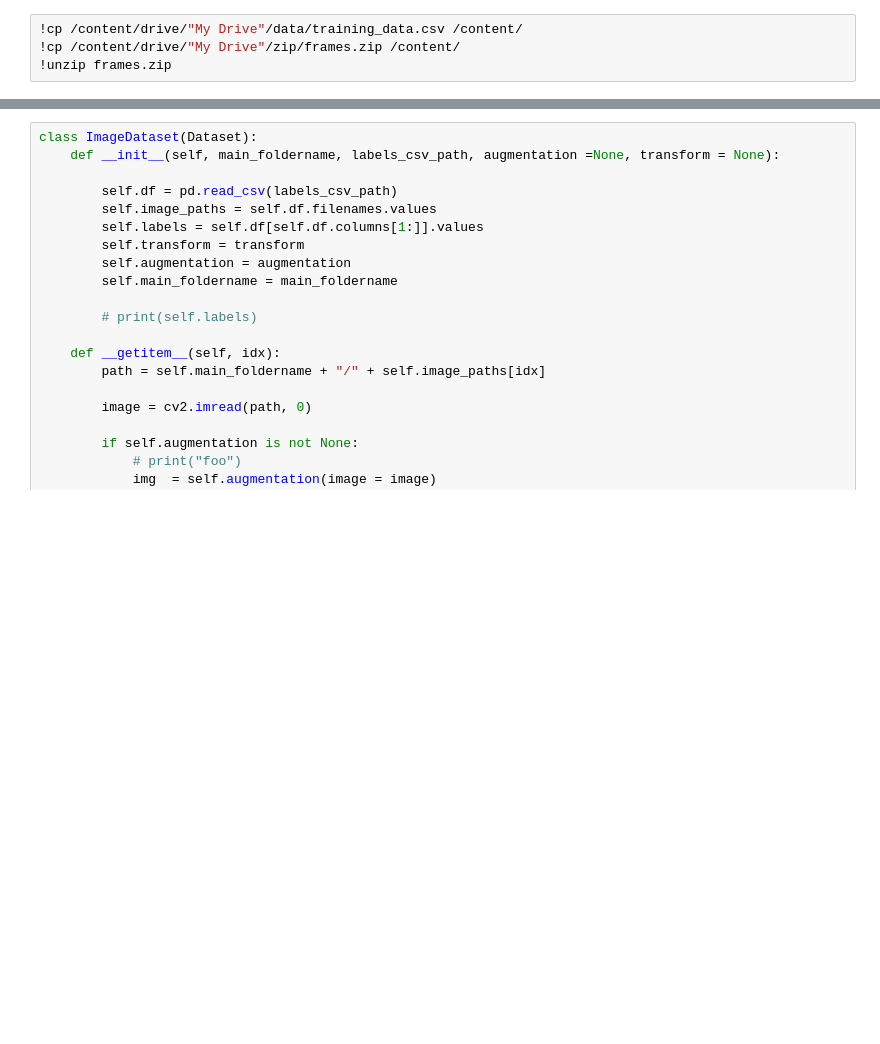
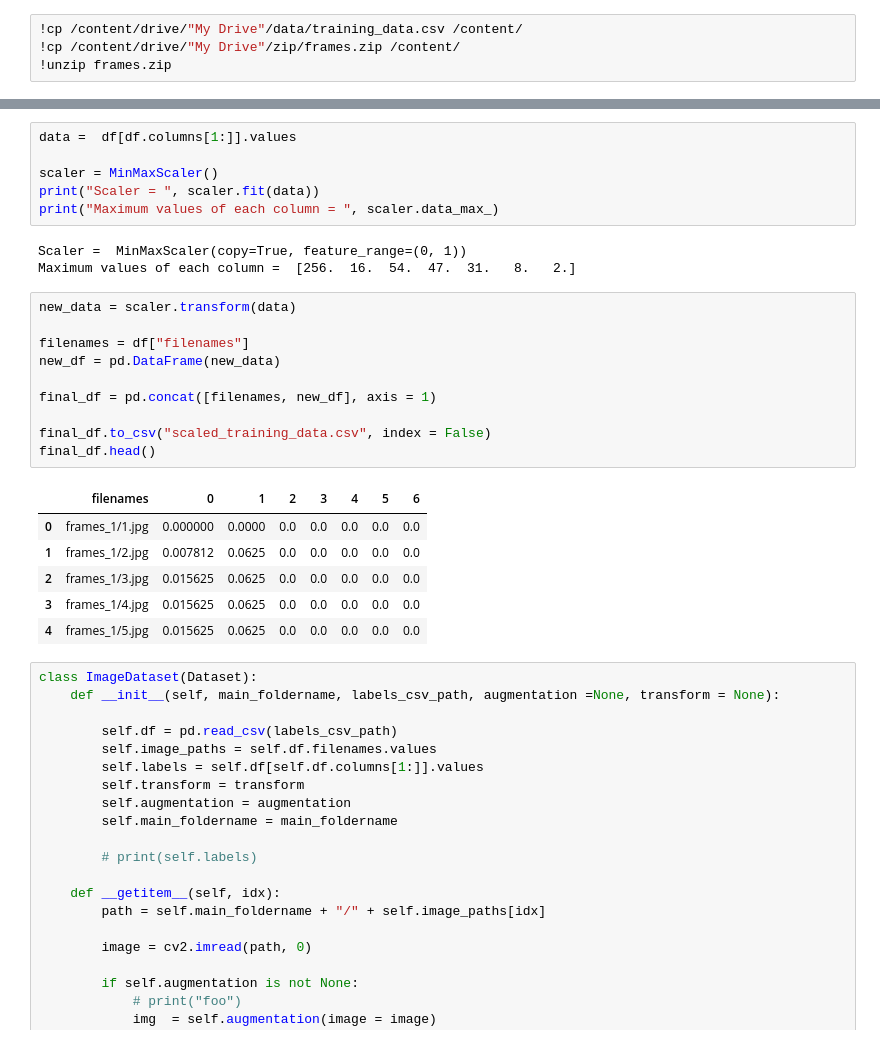
Before and after one commit to devoworm/GSoC-2020, a Jupyter notebook: Pre-trained Models (DevLearning)/notebooks/embryo_analysis/video_analysis/estimate_cell_family_population.ipynb, the cells around one changed output, grey strips where cells are left out. Saved outputs shown, nothing was run; the diff lists cells and outputs as text; blank space fills up the shorter version.

```diff
--- a/Pre-trained Models (DevLearning)/notebooks/embryo_analysis/video_analysis/estimate_cell_family_population.ipynb
+++ b/Pre-trained Models (DevLearning)/notebooks/embryo_analysis/video_analysis/estimate_cell_family_population.ipynb
@@ -35,3 +48,29 @@ plt.rcParams['image.cmap'] = 'gray'
+# %%
+data =  df[df.columns[1:]].values
+
+scaler = MinMaxScaler()
+print("Scaler = ", scaler.fit(data))
+print("Maximum values of each column = ", scaler.data_max_)
+# %% [output]
+Scaler =  MinMaxScaler(copy=True, feature_range=(0, 1))
+Maximum values of each column =  [256.  16.  54.  47.  31.   8.   2.]
+# %%
+new_data = scaler.transform(data)
+
+filenames = df["filenames"]
+new_df = pd.DataFrame(new_data)
+
+final_df = pd.concat([filenames, new_df], axis = 1)
+
+final_df.to_csv("scaled_training_data.csv", index = False)
+final_df.head()
+# %% [output]
+|  | filenames | 0 | 1 | 2 | 3 | 4 | 5 | 6 |
+| 0 | frames_1/1.jpg | 0.000000 | 0.0000 | 0.0 | 0.0 | 0.0 | 0.0 | 0.0 |
+| 1 | frames_1/2.jpg | 0.007812 | 0.0625 | 0.0 | 0.0 | 0.0 | 0.0 | 0.0 |
+| 2 | frames_1/3.jpg | 0.015625 | 0.0625 | 0.0 | 0.0 | 0.0 | 0.0 | 0.0 |
+| 3 | frames_1/4.jpg | 0.015625 | 0.0625 | 0.0 | 0.0 | 0.0 | 0.0 | 0.0 |
+| 4 | frames_1/5.jpg | 0.015625 | 0.0625 | 0.0 | 0.0 | 0.0 | 0.0 | 0.0 |
 # %%
 class ImageDataset(Dataset):
     def __init__(self, main_foldername, labels_csv_path, augmentation =None, transform = None):
```
Also changed, not shown: parts of 11 cells of this notebook.
